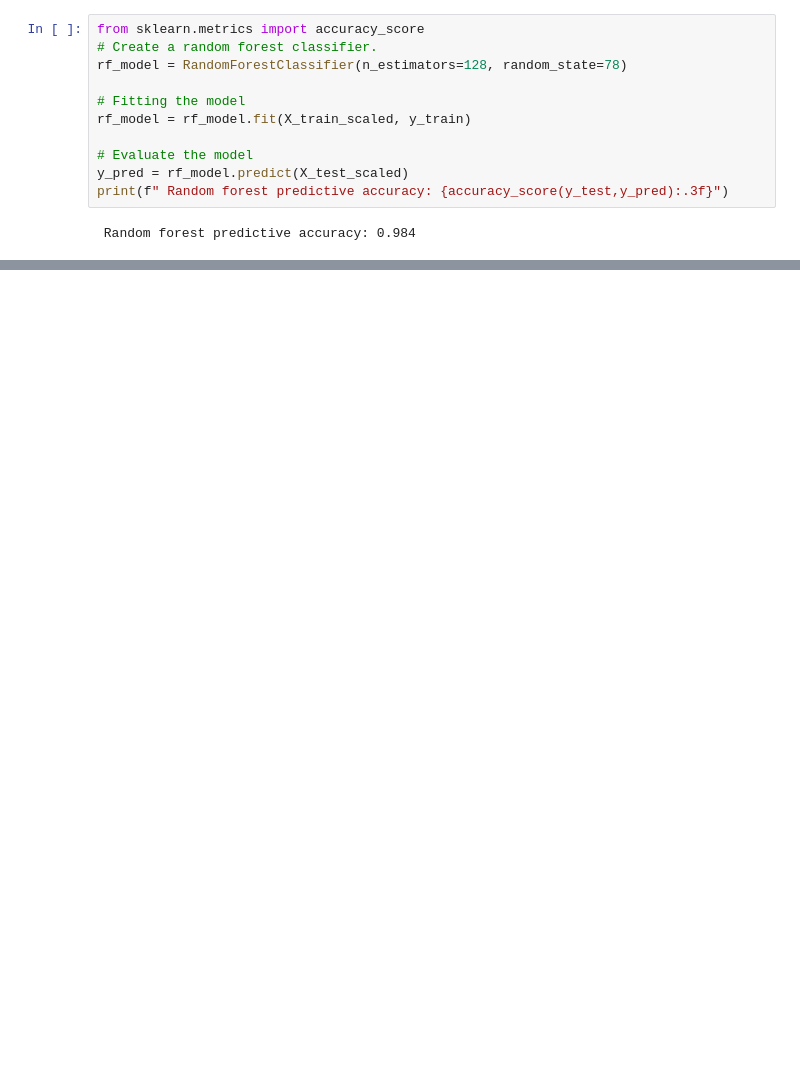
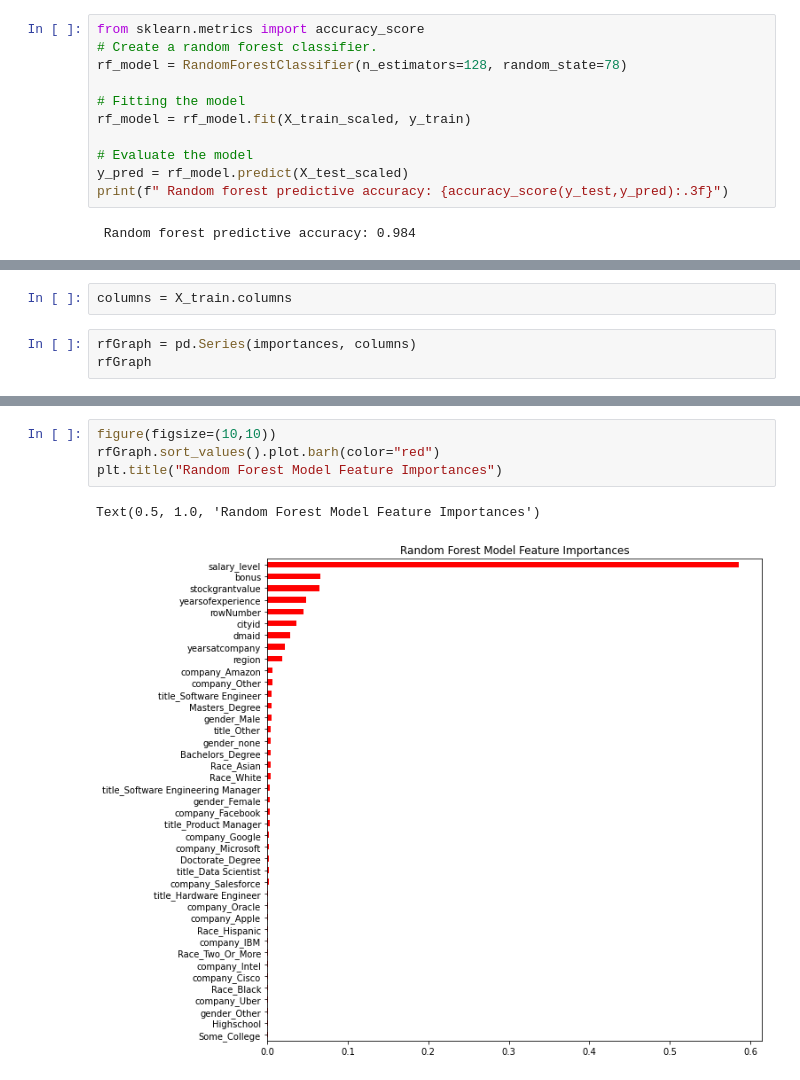
Before and after one commit to mgsrichard/Capstone-Project, a Jupyter notebook: Preprocessing for Other Models.ipynb, the cells around one changed output, grey strips where cells are left out. Cells and saved outputs as stored; diff of their text form; blank space fills up the shorter version.

Commit message:
Add files via upload
Updated with visualizations for variable importances using RF model.  Needs review for output vs input columns.

```diff
--- a/Preprocessing for Other Models.ipynb
+++ b/Preprocessing for Other Models.ipynb
@@ -665,0 +617,5 @@ _________________________________________________________________
+# %%
+columns = X_train.columns
+# %%
+rfGraph = pd.Series(importances, columns)
+rfGraph
@@ -665,0 +635,7 @@ _________________________________________________________________
+# %%
+figure(figsize=(10,10))
+rfGraph.sort_values().plot.barh(color="red")
+plt.title("Random Forest Model Feature Importances")
+# %% [output]
+Text(0.5, 1.0, 'Random Forest Model Feature Importances')
+[figure, added]
```
Also changed, not shown: parts of 23 cells of this notebook.
